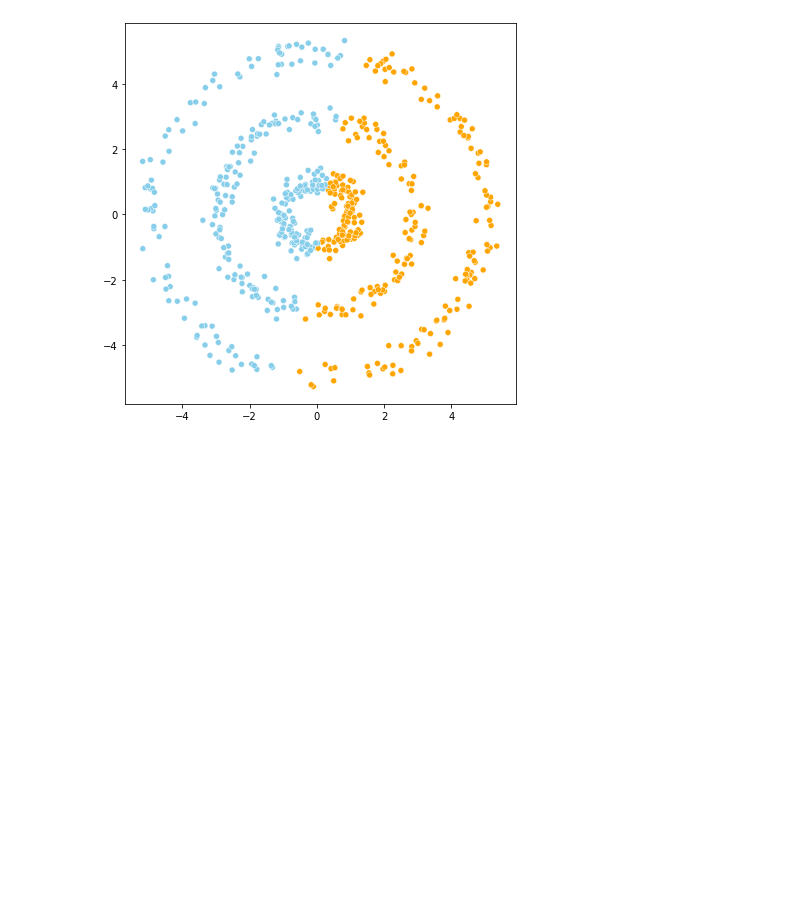
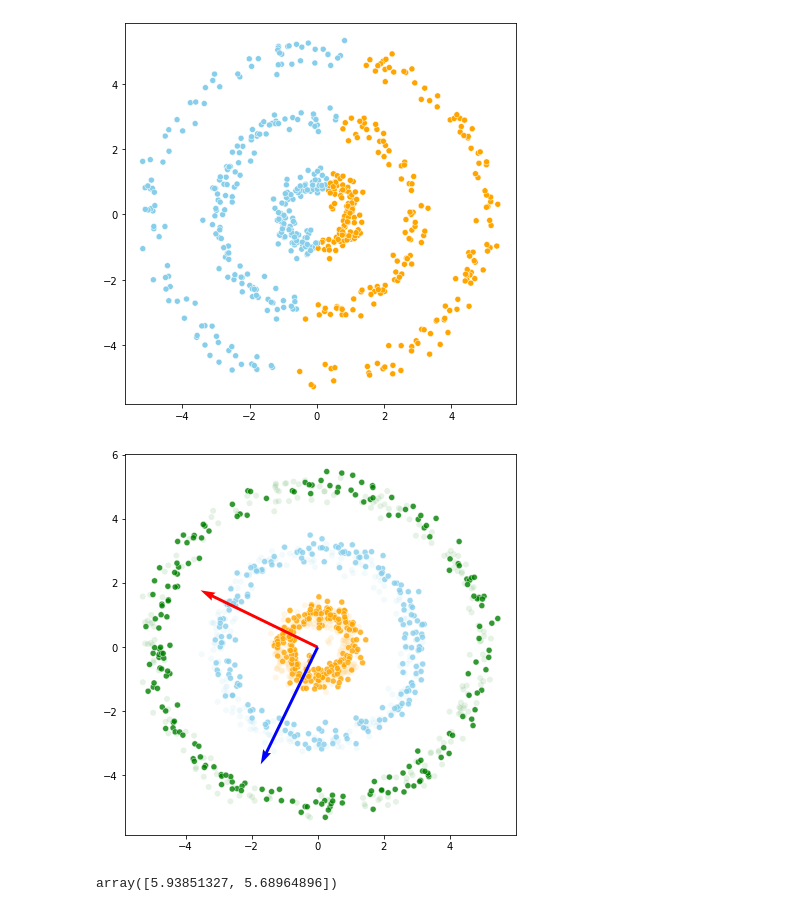
Before and after one commit to Vaycold/Python_ML, a Jupyter notebook: Pattern_Recognition/패턴학습 및 비지도학습.ipynb, the cells around one changed output. Cells and saved outputs as stored; diff of their text form; code cells hidden in the pictures; blank space fills up the shorter version.

```diff
--- a/Pattern_Recognition/패턴학습 및 비지도학습.ipynb
+++ b/Pattern_Recognition/패턴학습 및 비지도학습.ipynb
@@ -344,0 +343,41 @@ plt.show()
+# %%
+# pca의 비선형 관계 데이터에의 적용
+# 원본데이터 alpha : 0.1 // pc score alpha : 0.5
+pca = PCA()
+pca.fit(x_2)
+eigen_v = pca.components_.transpose()
+pcscore = pca.transform(x_2)
+color_code = {0 : 'Orange', 1:'Skyblue', 2:'Green'}
+
+mx = x_2
+for i in range(x_2.shape[1]) :
+  mx[:,i] = mx[:,i] - np.mean(x_2[:,i])
+
+plt.figure(figsize=(7,7))
+
+sns.scatterplot(
+    mx[:,0],
+    mx[:,1],
+    c = [color_code.get(i) for i in y_2], alpha = 0.1
+)
+
+sns.scatterplot(
+    pcscore[:,0],
+    pcscore[:,1],
+    c = [color_code.get(i) for i in y_2], alpha = 0.8
+)
+
+origin = (0,0)
+plt.quiver(*origin, eigen_v[0,0], eigen_v[1,0], color='r', scale=3)
+plt.quiver(*origin, eigen_v[0,1], eigen_v[1,1], color='b', scale=3)
+
+plt.show()
+# %% [output]
+[figure, added]
+# %%
+pca.explained_variance_
+
+# 두개가 거의 비슷함
+# 데이터 내에 선형적인 패턴이 없다는 것임.
+# %% [output]
+array([5.93851327, 5.68964896])
```
Also changed, not shown: parts of 12 cells of this notebook.
